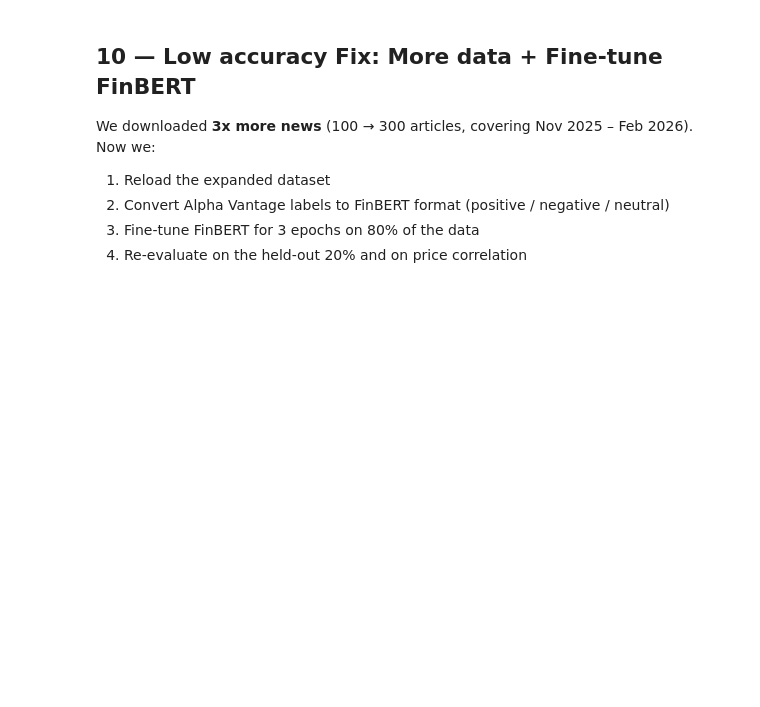
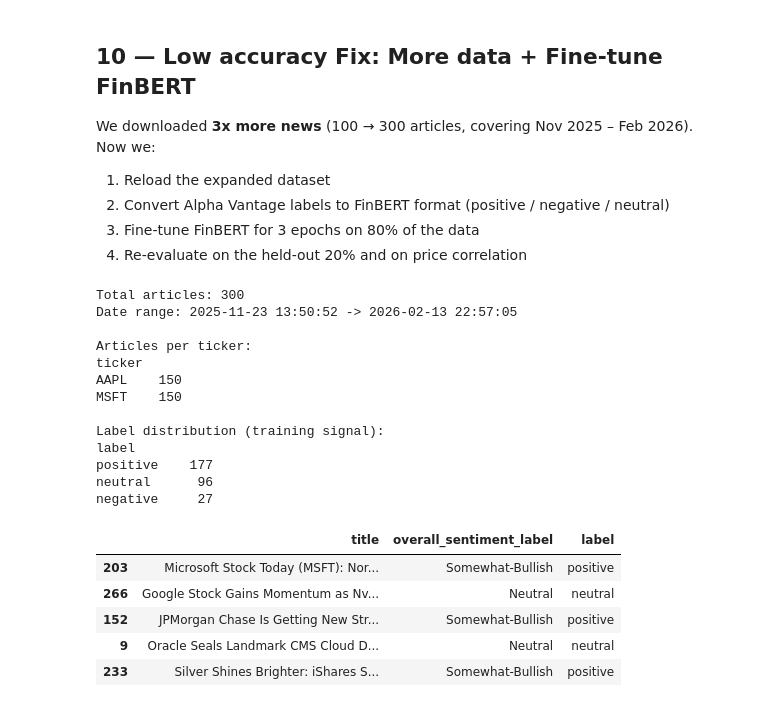
Before and after one commit to pitelet222/financial_sentiment_analysis, a Jupyter notebook: notebooks/evaluation/04_finbert_price_evaluation.ipynb, the cells around one changed output. Cells and saved outputs as stored; diff of their text form; code cells hidden in the pictures; blank space fills up the shorter version.

```diff
--- a/notebooks/evaluation/04_finbert_price_evaluation.ipynb
+++ b/notebooks/evaluation/04_finbert_price_evaluation.ipynb
@@ -421,3 +421,51 @@ Now we:
 2. Convert Alpha Vantage labels to FinBERT format (positive / negative / neutral)
 3. Fine-tune FinBERT for 3 epochs on 80% of the data
 4. Re-evaluate on the held-out 20% and on price correlation
+# %%
+# Reload expanded news data (300 articles now)
+news = load_all_news()
+print(f"Total articles: {len(news)}")
+print(f"Date range: {news['published_at'].min()} -> {news['published_at'].max()}")
+print(f"\nArticles per ticker:")
+print(news["ticker"].value_counts().to_string())
+
+# Convert Alpha Vantage labels to FinBERT-compatible 3-class labels
+def av_to_finbert_label(av_label):
+    """Map Alpha Vantage sentiment labels to positive/negative/neutral."""
+    if pd.isna(av_label):
+        return "neutral"
+    av_label = str(av_label).lower()
+    if "bullish" in av_label:
+        return "positive"
+    elif "bearish" in av_label:
+        return "negative"
+    else:
+        return "neutral"
+
+news["label"] = news["overall_sentiment_label"].apply(av_to_finbert_label)
+
+print(f"\nLabel distribution (training signal):")
+print(news["label"].value_counts().to_string())
+
+# Show a few examples
+news[["title", "overall_sentiment_label", "label"]].sample(5, random_state=42)
+# %% [output]
+Total articles: 300
+Date range: 2025-11-23 13:50:52 -> 2026-02-13 22:57:05
+
+Articles per ticker:
+ticker
+AAPL    150
+MSFT    150
+
+Label distribution (training signal):
+label
+positive    177
+neutral      96
+negative     27
+|  | title | overall_sentiment_label | label |
+| 203 | Microsoft Stock Today (MSFT): Nor... | Somewhat-Bullish | positive |
+| 266 | Google Stock Gains Momentum as Nv... | Neutral | neutral |
+| 152 | JPMorgan Chase Is Getting New Str... | Somewhat-Bullish | positive |
+| 9 | Oracle Seals Landmark CMS Cloud D... | Neutral | neutral |
+| 233 | Silver Shines Brighter: iShares S... | Somewhat-Bullish | positive |
```
Also changed, not shown: parts of 8 cells of this notebook.
